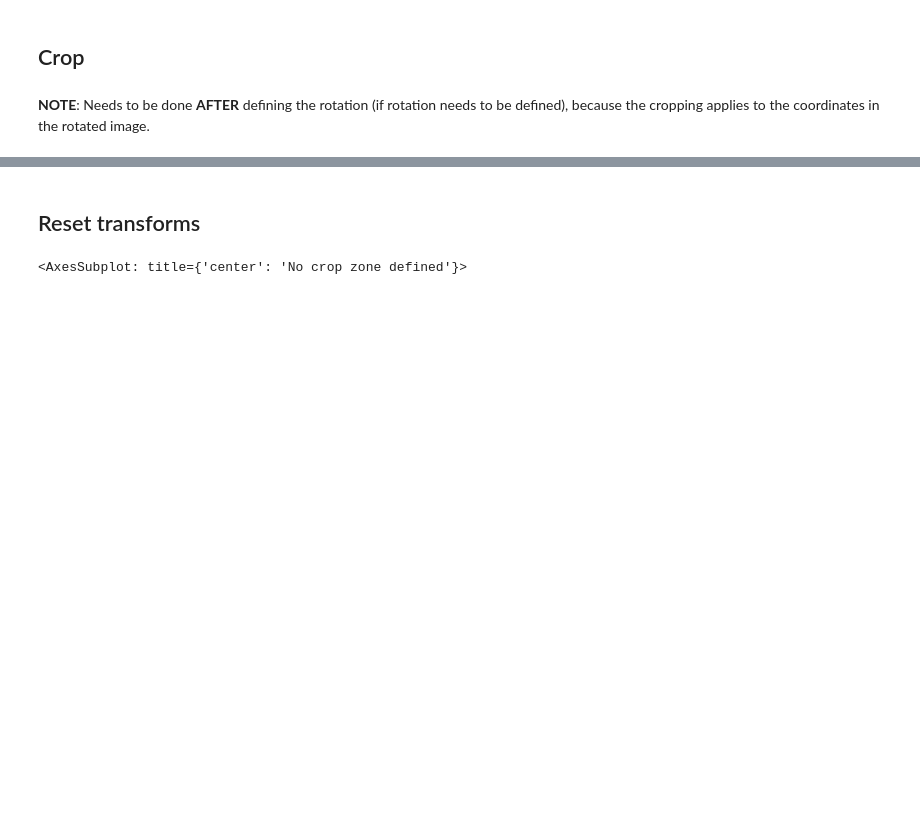
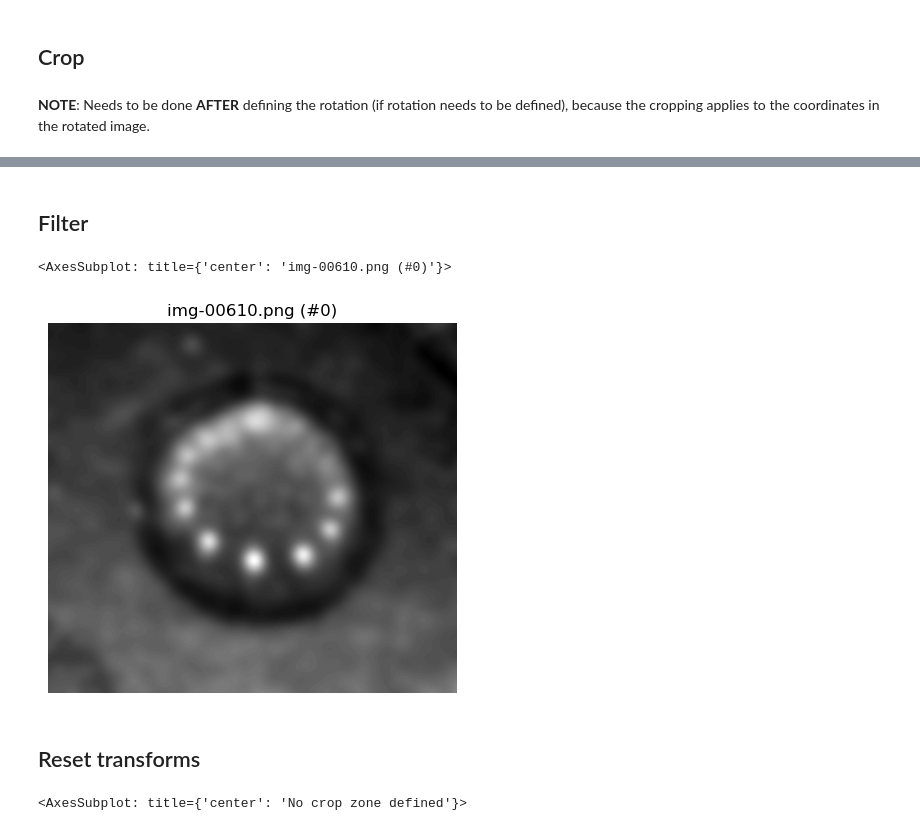
Before and after one commit to ovinc/imgseries, a Jupyter notebook: ImgSeries_Static.ipynb, the cells around one changed output, grey strips where cells are left out. Cells and saved outputs as stored; diff of their text form; code cells hidden in the pictures; blank space fills up the shorter version.

```diff
--- a/ImgSeries_Static.ipynb
+++ b/ImgSeries_Static.ipynb
@@ -112,3 +112,12 @@ images.show()
+# %% [markdown]
+## Filter
+# %%
+images.filter.type = 'gaussian'
+images.filter.size = 10
+images.show()
+# %% [output]
+<AxesSubplot: title={'center': 'img-00610.png (#0)'}>
+[figure, added]
 # %% [markdown]
 ## Reset transforms
 # %%
```
Also changed, not shown: parts of 5 cells of this notebook, 9 other files.
